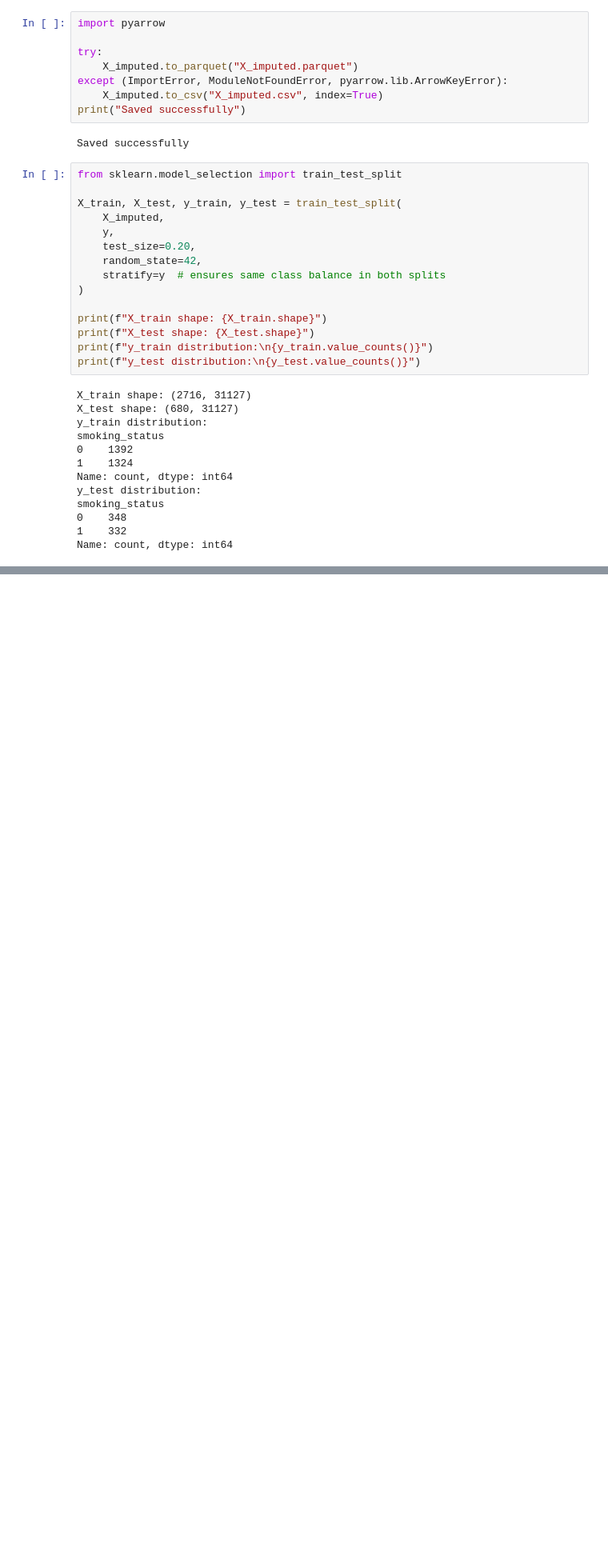
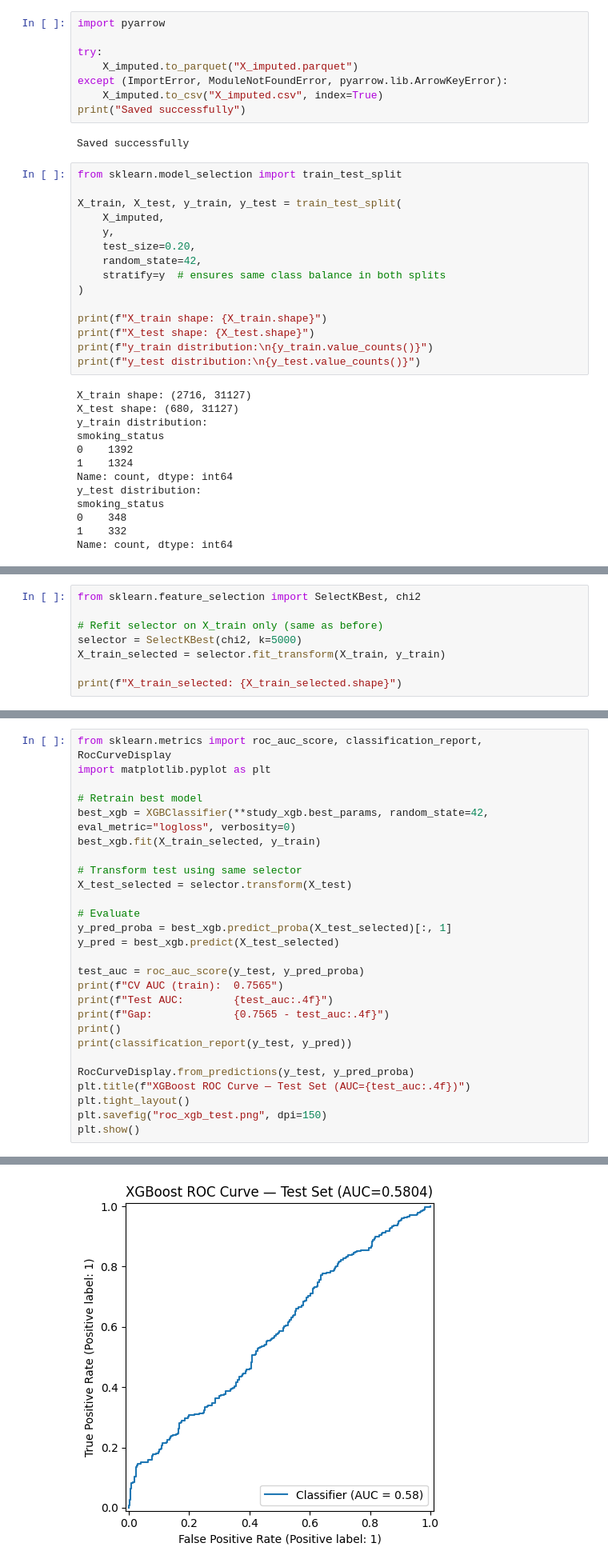
Before and after one commit to khalil-akremi/causal-ai-for-nicotine-dependence, a Jupyter notebook: data.ipynb, the cells around one changed output, grey strips where cells are left out. Shown at 80% size. Saved outputs shown, nothing was run; the diff lists cells and outputs as text; blank space fills up the shorter version.

```diff
--- a/data.ipynb
+++ b/data.ipynb
@@ -704,0 +897,8 @@ print(f"\nSNPs with non-zero importance: {(importances > 0).sum()}")
+# %%
+from sklearn.feature_selection import SelectKBest, chi2
+
+# Refit selector on X_train only (same as before)
+selector = SelectKBest(chi2, k=5000)
+X_train_selected = selector.fit_transform(X_train, y_train)
+
+print(f"X_train_selected: {X_train_selected.shape}")
@@ -704,0 +907,28 @@ print(f"\nSNPs with non-zero importance: {(importances > 0).sum()}")
+# %%
+from sklearn.metrics import roc_auc_score, classification_report, RocCurveDisplay
+import matplotlib.pyplot as plt
+
+# Retrain best model
+best_xgb = XGBClassifier(**study_xgb.best_params, random_state=42, eval_metric="logloss", verbosity=0)
+best_xgb.fit(X_train_selected, y_train)
+
+# Transform test using same selector
+X_test_selected = selector.transform(X_test)
+
+# Evaluate
+y_pred_proba = best_xgb.predict_proba(X_test_selected)[:, 1]
+y_pred = best_xgb.predict(X_test_selected)
+
+test_auc = roc_auc_score(y_test, y_pred_proba)
+print(f"CV AUC (train):  0.7565")
+print(f"Test AUC:        {test_auc:.4f}")
+print(f"Gap:             {0.7565 - test_auc:.4f}")
+print()
+print(classification_report(y_test, y_pred))
+
+RocCurveDisplay.from_predictions(y_test, y_pred_proba)
+plt.title(f"XGBoost ROC Curve — Test Set (AUC={test_auc:.4f})")
+plt.tight_layout()
+plt.savefig("roc_xgb_test.png", dpi=150)
+plt.show()
+# %% [output]
@@ -704,0 +947 @@ print(f"\nSNPs with non-zero importance: {(importances > 0).sum()}")
+[figure, added]
```
Also changed, not shown: parts of 17 cells of this notebook, 8 other files.
